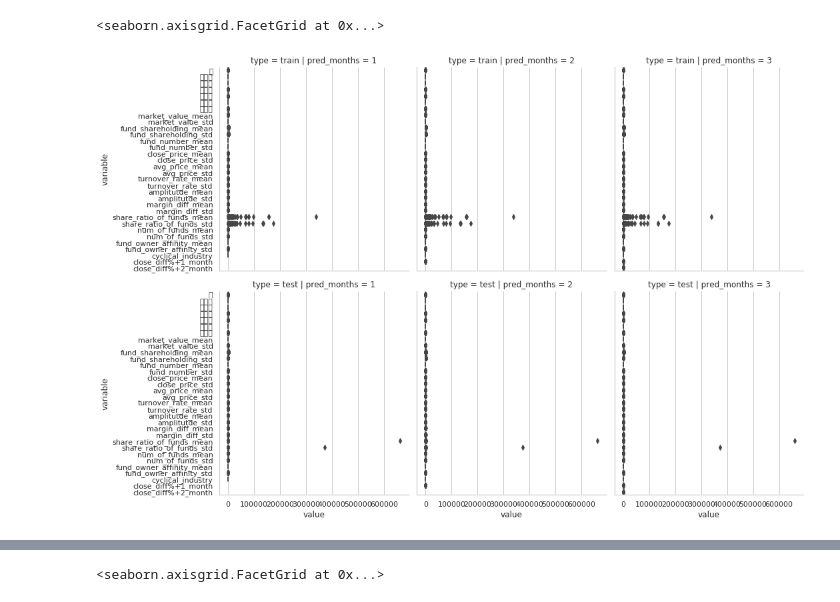
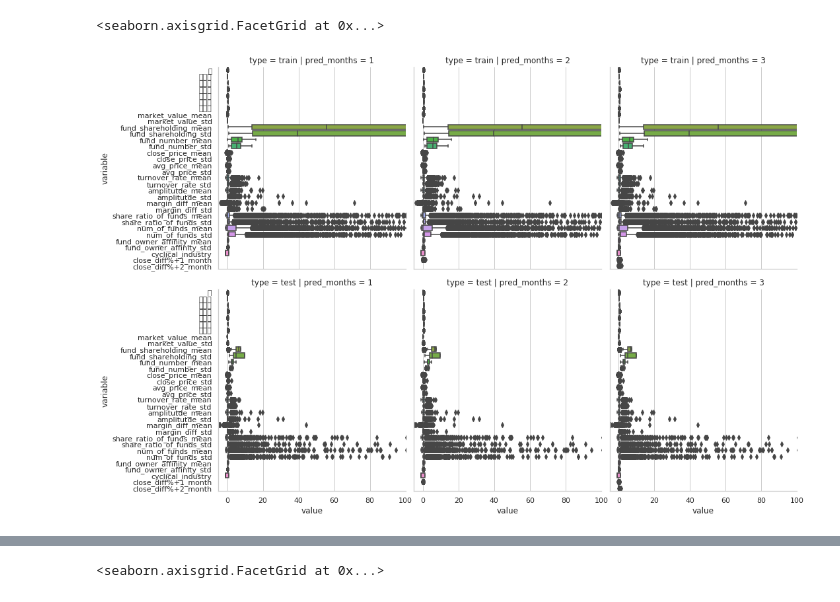
Before and after one commit to jiachengpan/goldenspoon, a Jupyter notebook: exploratory_data_analysis/analysis.ipynb, the cells around one changed output, grey strips where cells are left out. Drawn from its saved outputs; the diff is of its cells as text; code cells hidden in the pictures.

```diff
--- a/exploratory_data_analysis/analysis.ipynb
+++ b/exploratory_data_analysis/analysis.ipynb
@@ -1,11 +1,9 @@
 # %%
-import os
-import sys
 import pandas as pd
 import numpy as np
 
 import seaborn as sns
-sns.set(rc={'figure.figsize':(20, 12)})
+#sns.set(rc={'figure.figsize':(20, 12)})
 sns.set_theme(style="whitegrid")
 
 pd.set_option("display.max_rows", None, "display.max_columns", None)
@@ -41,24 +39,25 @@ ds = dataset.DataSet.create(args)
 # %%
 data = []
 for months, d in ds.items():
     x_train = d.x_train.melt()
     x_train['type']         = 'train'
     x_train['pred_months']  = months
     data.append(x_train)
 
     x_test = d.x_test.melt()
     x_test['type']         = 'test'
     x_test['pred_months']  = months
     data.append(x_test)
-data = pd.concat(data)
+data = pd.concat(data).reset_index(drop=True)
 
 g = sns.catplot(kind    = 'box',
                 x       = 'value',
                 y       = 'variable',
                 col     = 'pred_months',
                 row     = 'type',
                 data    = data)
+g.set(xlim=(-5, 100))
 g
 # %% [output]
 <seaborn.axisgrid.FacetGrid at 0x...>
-[figure, old version]
+[figure, new version]
```
Also changed, not shown: parts of 7 cells of this notebook.
